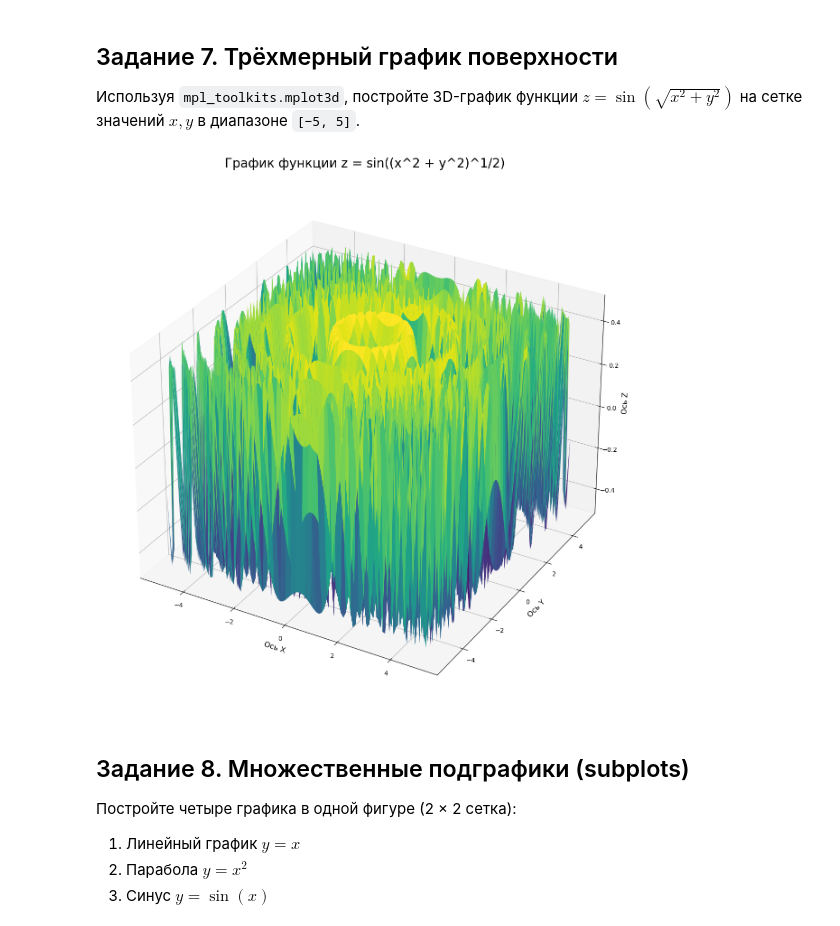
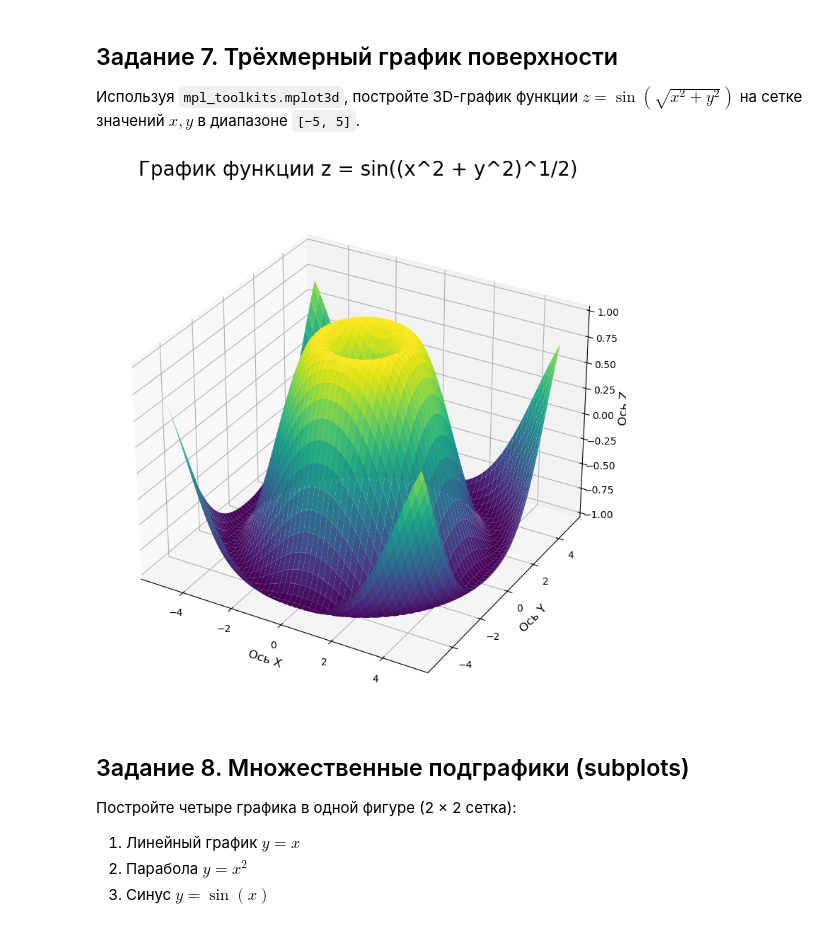
Before and after one commit to serzh-frei/lab3, a Jupyter notebook: lab_3.ipynb, the cells around one changed output. Drawn from its saved outputs; the diff is of its cells as text; code cells hidden in the pictures.

```diff
--- a/lab_3.ipynb
+++ b/lab_3.ipynb
@@ -138,27 +138,26 @@ plt.show()
 Используя `mpl_toolkits.mplot3d`, постройте 3D-график функции $z = \sin(\sqrt{x^2 + y^2})$
 на сетке значений $x, y$ в диапазоне `[−5, 5]`.
 # %%
-from mpl_toolkits.mplot3d import Axes3D
-
 x = np.linspace(-5, 5, 100)
 y = np.linspace(-5, 5, 100)
 X, Y = np.meshgrid(x, y)
-fig = plt.figure(figsize=(12, 20))
+
+Z = np.sin(np.sqrt(X**2 + Y**2))
+
+fig = plt.figure(figsize=(10, 8))
 ax = fig.add_subplot(111, projection='3d')
 
-Z =(np.sin(X**2 + Y**2))
-Z = Z**1/2
+surf = ax.plot_surface(X, Y, Z, cmap='viridis')
 
 ax.set_title('График функции z = sin((x^2 + y^2)^1/2)', fontsize=20, pad=20)
 ax.set_xlabel('Ось X', fontsize=12)
 ax.set_ylabel('Ось Y', fontsize=12)
 ax.set_zlabel('Ось Z', fontsize=12)
-surf = ax.plot_surface(X, Y, Z, cmap='viridis')
+
 plt.tight_layout()
-
 plt.show()
 # %% [output]
-[figure, old version]
+[figure, new version]
 # %% [markdown]
 ## Задание 8. Множественные подграфики (subplots)
 
```
